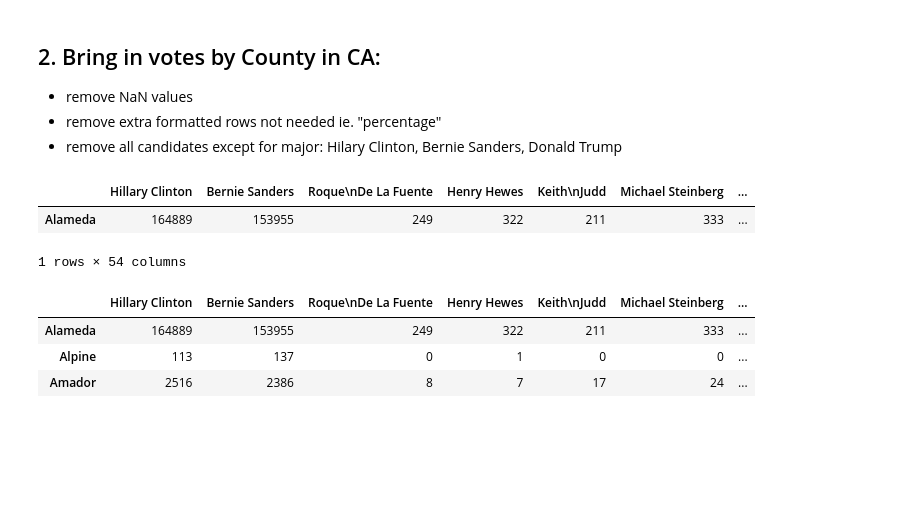
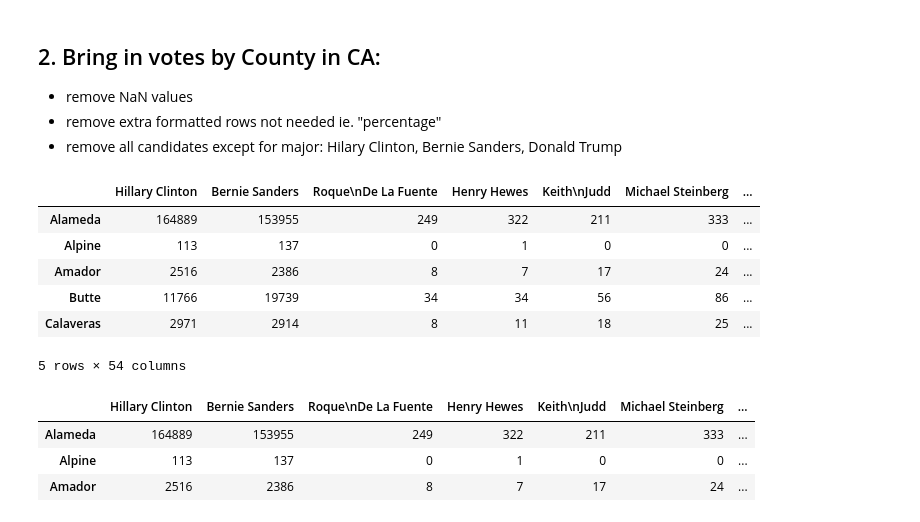
Before and after one commit to MegansColorado/Capstone_1, a Jupyter notebook: Cali_political_population_data_exploration.ipynb, the cells around one changed output. Drawn from its saved outputs; the diff is of its cells as text; code cells hidden in the pictures; blank space fills up the shorter version.

```diff
--- a/Cali_political_population_data_exploration.ipynb
+++ b/Cali_political_population_data_exploration.ipynb
@@ -29,12 +29,16 @@ population_df.head()
 # %%
 #read in data excluding Percent, NaN, and last row
 political_df = pd.read_excel('data/California_president_county.xls', index_col = 0).iloc[1::3].iloc[:-1,:]
 
-political_df.head(1)
+political_df.head()
 # %% [output]
 |  | Hillary Clinton | Bernie Sanders | Roque\nDe La Fuente | Henry Hewes | Keith\nJudd | Michael Steinberg | ... |
 | Alameda | 164889 | 153955 | 249 | 322 | 211 | 333 | ... |
+| Alpine | 113 | 137 | 0 | 1 | 0 | 0 | ... |
+| Amador | 2516 | 2386 | 8 | 7 | 17 | 24 | ... |
+| Butte | 11766 | 19739 | 34 | 34 | 56 | 86 | ... |
+| Calaveras | 2971 | 2914 | 8 | 11 | 18 | 25 | ... |
-1 rows × 54 columns
+5 rows × 54 columns
 # %%
 #drop NaNs
 political_df.dropna(axis=0, how='any', thresh=None, subset=None, inplace=True)
```
Also changed, not shown: 21 other files.
